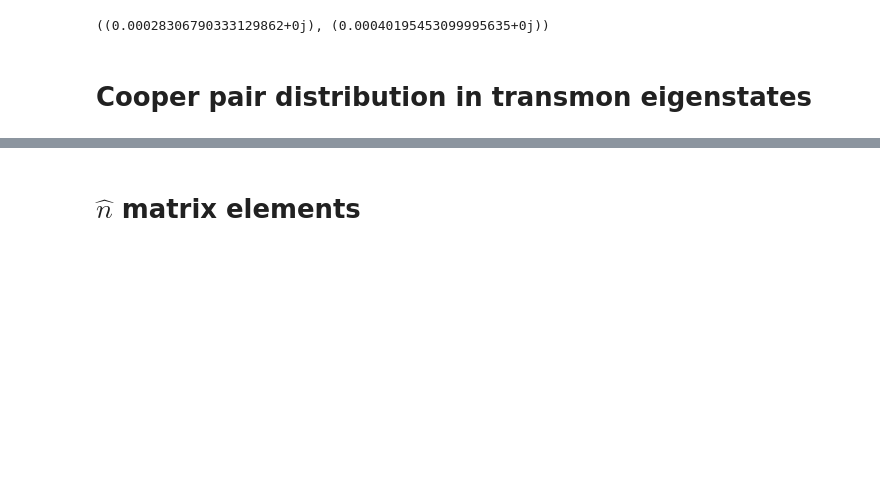
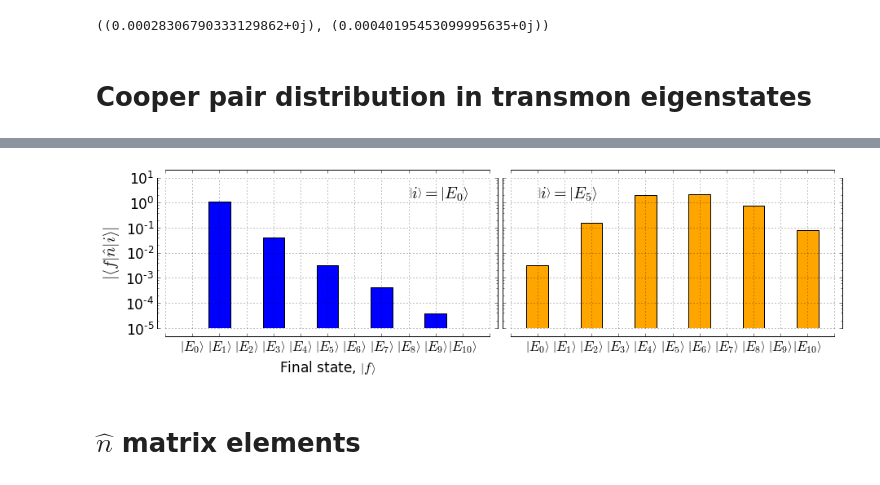
Before and after one commit to vdrhtc/Xmons, a Jupyter notebook: Qutip/CPB cQED.ipynb, the cells around one changed output, grey strips where cells are left out. Cells and saved outputs as stored; diff of their text form; code cells hidden in the pictures; blank space fills up the shorter version.

```diff
--- a/Qutip/CPB cQED.ipynb
+++ b/Qutip/CPB cQED.ipynb
@@ -380,3 +409,30 @@ plt.xlim(-1,15)
+# %%
+fig, axes = plt.subplots(1, 2, sharex=True, figsize=(13,4))
+
+axes[0].bar(array(state_ns)-0.4, abs(get_mes(0)), width=0.8, color="C0")
+spines(axes[0])
+
+axes[1].bar(array(state_ns)-0.4, abs(get_mes(5)), width=0.8, color="orange")
+spines(axes[1])
+
+
+for ax in axes:
+    ax.grid()
+    ax.set_yscale("log")
+axes[1].set_yticklabels([])
+axes[1].set_ylim(axes[0].get_ylim())
+plt.gca().set_xticks([-1]+state_ns+[state_ns[-1]+1])
+axes[0].set_xticklabels([""]+[r"$\left|E_{%i}\right>$"%n for n in state_ns])
+plt.xlim(state_ns[0]-1, state_ns[-1]+1,15)
+axes[0].set_ylabel(r"$|\left< f | \hat n | i \right>|$", fontsize=20)
+axes[0].set_xlabel(r"Final state, $\left| f \right>$")
+# axes[1].set_xlabel(r"Final state, $\left| f \right>$")
+axes[0].annotate(r"$\left| i \right> = \left| E_0 \right>$", (8,1.5), fontsize=20)
+axes[1].annotate(r"$\left| i \right> = \left| E_5 \right>$", (0,1.5), fontsize=20)
+tight_layout(w_pad=1.5)
+# plt.savefig("n_mes.pdf", bbox_inches="tight")
+# %% [output]
+[figure, added]
 # %% [markdown]
 # $\hat n$ matrix elements
 # %%
```
Also changed, not shown: parts of 18 cells of this notebook, 28 other files.
